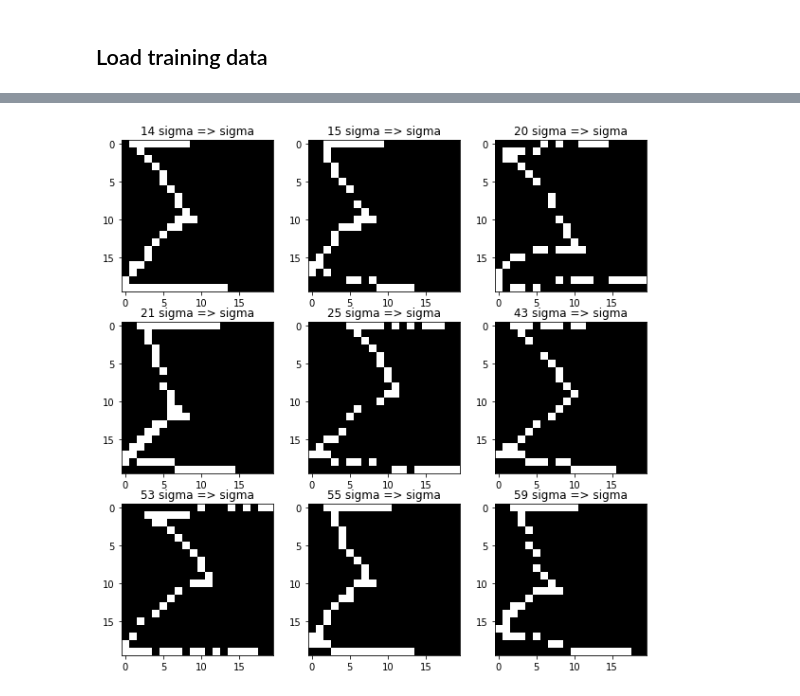
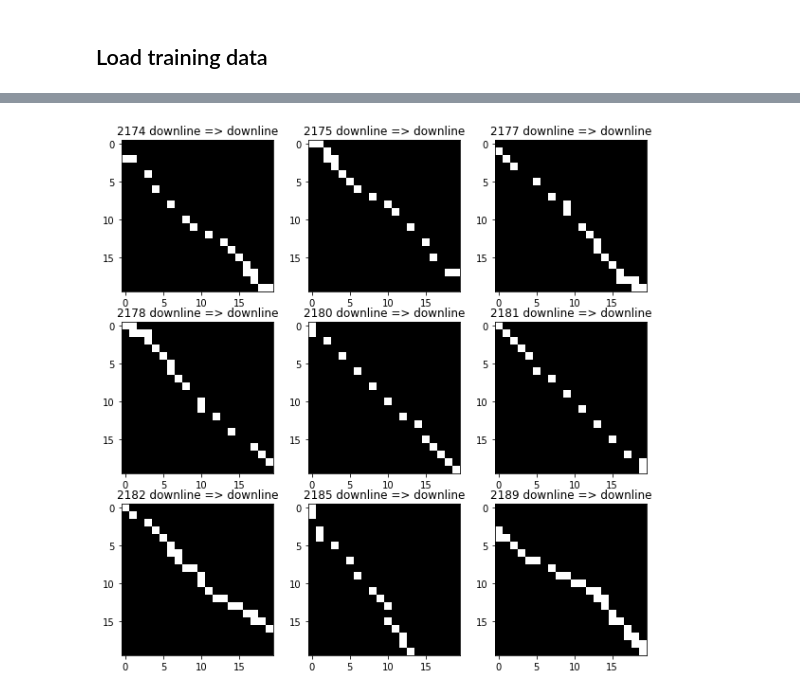
Before and after one commit to gvtech/whiteboard, a Jupyter notebook: train_recognition_model.ipynb, the cells around one changed output, grey strips where cells are left out. Saved outputs shown, nothing was run; the diff lists cells and outputs as text; code cells hidden in the pictures.

```diff
--- a/train_recognition_model.ipynb
+++ b/train_recognition_model.ipynb
@@ -43,3 +68,0 @@ def iter_images():
-# %%
-for s,p in iter_images():
-    print(s,p.shape)
@@ -82,5 +87,5 @@ X.shape
 # %%
-yLabel=[label for label,_ in iter_normalized() ]
+yLabel=[label for label,_ in iter_images() ]
 labelEncoder=LabelEncoder().fit(yLabel)
 num_classes=len(labelEncoder.classes_)
 y=to_categorical(labelEncoder.transform(yLabel))
@@ -92,10 +97,10 @@ X_train, X_test, y_train, y_test = train_test_split(X, y, test_size=0.20)
 # %%
 model=Sequential()
 model.add(Conv2D(32, kernel_size=(4,4),activation='relu',input_shape=(img_size,img_size,1)))
-model.add(Conv2D(16, kernel_size=(3,3),activation='relu'))
+#model.add(Conv2D(16, kernel_size=(3,3),activation='relu'))
 model.add(Flatten())
 model.add(Dropout(0.2))
-model.add(Dense(30, activation='relu'))
+model.add(Dense(128, activation='relu'))
 model.add(Dropout(0.2))
 model.add(Dense(num_classes, activation='softmax'))
 model.summary()
@@ -119,7 +127,7 @@ Non-trainable params: 0
 _________________________________________________________________
 # %%
 model.compile(loss=categorical_crossentropy,optimizer=Adam(lr=0.001),metrics=['accuracy'])
-model.fit(X_train, y_train, batch_size=10, epochs=20,verbose=1, validation_data=(X_test,y_test))
+history=model.fit(X_train, y_train, batch_size=10, epochs=20,verbose=1, validation_data=(X_test,y_test))
 score = model.evaluate(X_test,y_test, verbose=0)
 print('Test loss:', score[0])
 print('Test accuracy:', score[1])
@@ -194,5 +219,5 @@ show_plot(indices)
 # %%
-indices=[i for i,good in enumerate(np.array(yLabel)=="sigma") if good]
+indices=[i for i,label in enumerate(yLabel) if label=="downline"]
 show_plot(indices)
 # %% [output]
-[figure, old version]
+[figure, new version]
```
Also changed, not shown: parts of 14 cells of this notebook, 9 other files.
